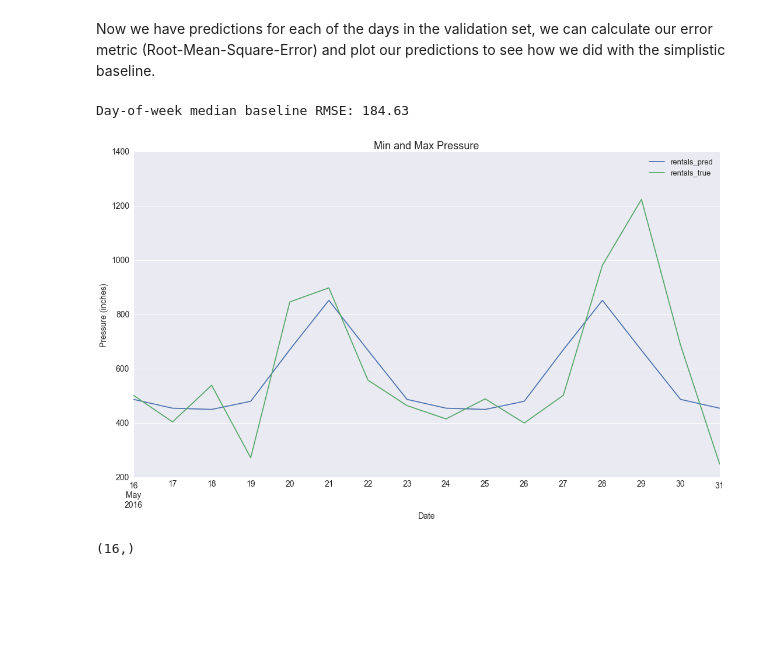
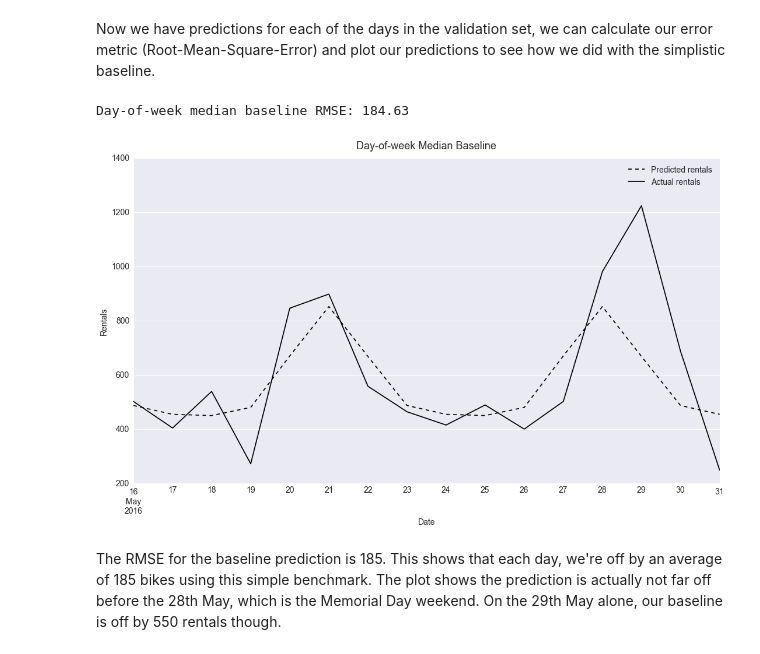
Before and after one commit to timgasser/bcycle-austin, a Jupyter notebook: notebooks/bcycle_models.ipynb, the cells around one changed output. Cells and saved outputs as stored; diff of their text form; code cells hidden in the pictures; blank space fills up the shorter version.

```diff
--- a/notebooks/bcycle_models.ipynb
+++ b/notebooks/bcycle_models.ipynb
@@ -334,30 +398,16 @@ dow_pred_df.head()
 # %% [markdown]
 Now we have predictions for each of the days in the validation set, we can calculate our error metric (Root-Mean-Square-Error) and plot our predictions to see how we did with the simplistic baseline.
-# %%
-# Calculate the RMSE
-pred = dow_pred_df['rentals_pred']
-true = dow_pred_df['rentals_true']
-dow_rmse = np.sqrt(np.sum((pred - true).apply(np.square)) / pred.shape[0])
-
-print('Day-of-week median baseline RMSE: {:.2f}'.format(dow_rmse))
-
-fig, ax = plt.subplots(1,1, figsize=(18,10))
-ax = dow_pred_df.plot(y=['rentals_pred', 'rentals_true'], ax=ax)
-ax.legend(fontsize=13)
-# xtick = pd.date_range( start=dow_pred_df.index.min( ), end=dow_pred_df.index.max( ), freq='D' )
-# ax.set_xticks(dow_pred_df.index.strftime('%a %b %d'))
-# ax.set_xticklabels(dow_pred_df.index.strftime('%a %b %d'))
-ax.set_xlabel('Date', fontdict={'size' : 14})
-ax.set_ylabel('Pressure (inches)', fontdict={'size' : 14})
-ax.set_title('Min and Max Pressure', fontdict={'size' : 18})
-# fig.autofmt_xdate(rotation=90)
-
-ax.tick_params(axis='x', labelsize=14)
-ax.tick_params(axis='y', labelsize=14)
-# %% [output]
-Day-of-week median baseline RMSE: 184.63
-[figure, removed]
-# %%
-pred.shape
-# %% [output]
-(16,)
+# %%
+# Calculate the RMSE
+pred = dow_pred_df['rentals_pred']
+true = dow_pred_df['rentals_true']
+dow_rmse = np.sqrt(np.sum((pred - true).apply(np.square)) / pred.shape[0])
+
+scores['dow_median'] = dow_rmse
+print('Day-of-week median baseline RMSE: {:.2f}'.format(dow_rmse))
+plot_prediction(dow_pred_df, 'rentals_pred', 'rentals_true', title='Day-of-week Median Baseline')
+# %% [output]
+Day-of-week median baseline RMSE: 184.63
+[figure, added]
+# %% [markdown]
+The RMSE for the baseline prediction is 185. This shows that each day, we're off by an average of 185 bikes using this simple benchmark. The plot shows the prediction is actually not far off before the 28th May, which is the Memorial Day weekend. On the 29th May alone, our baseline is off by 550 rentals though.
```
Also changed, not shown: parts of 28 cells of this notebook, 1 other file.
